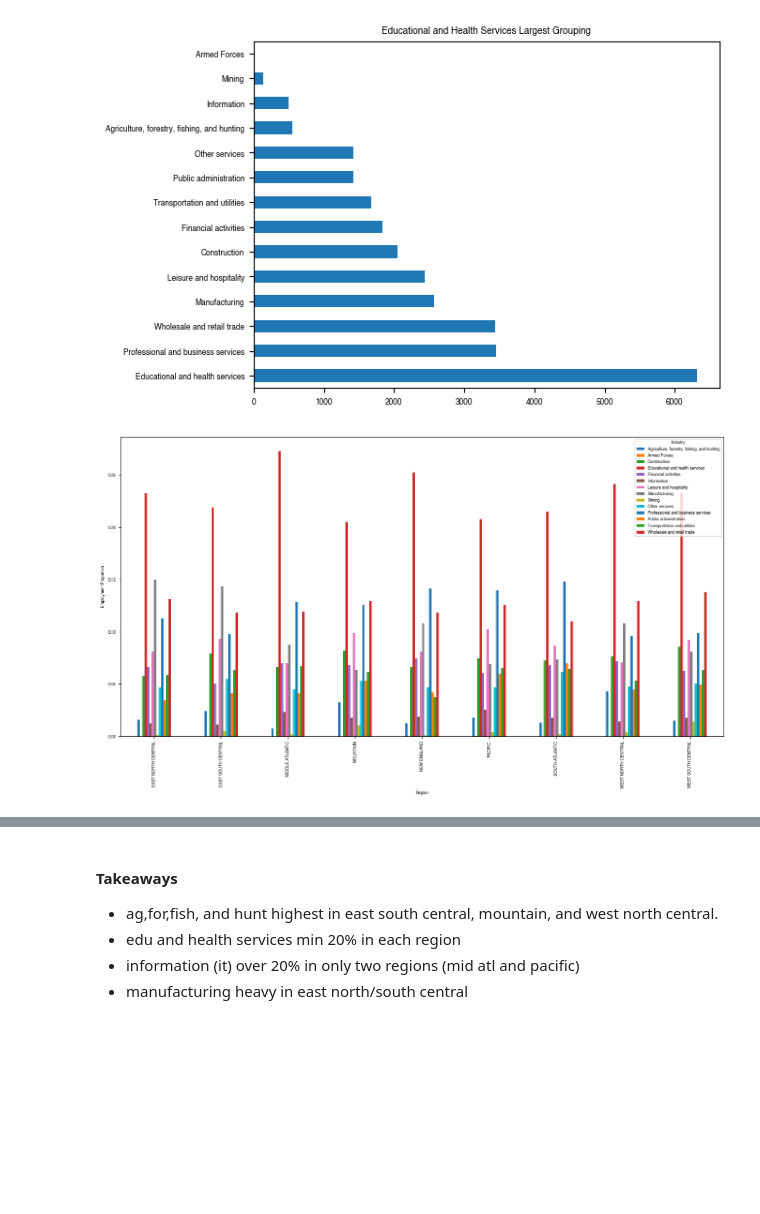
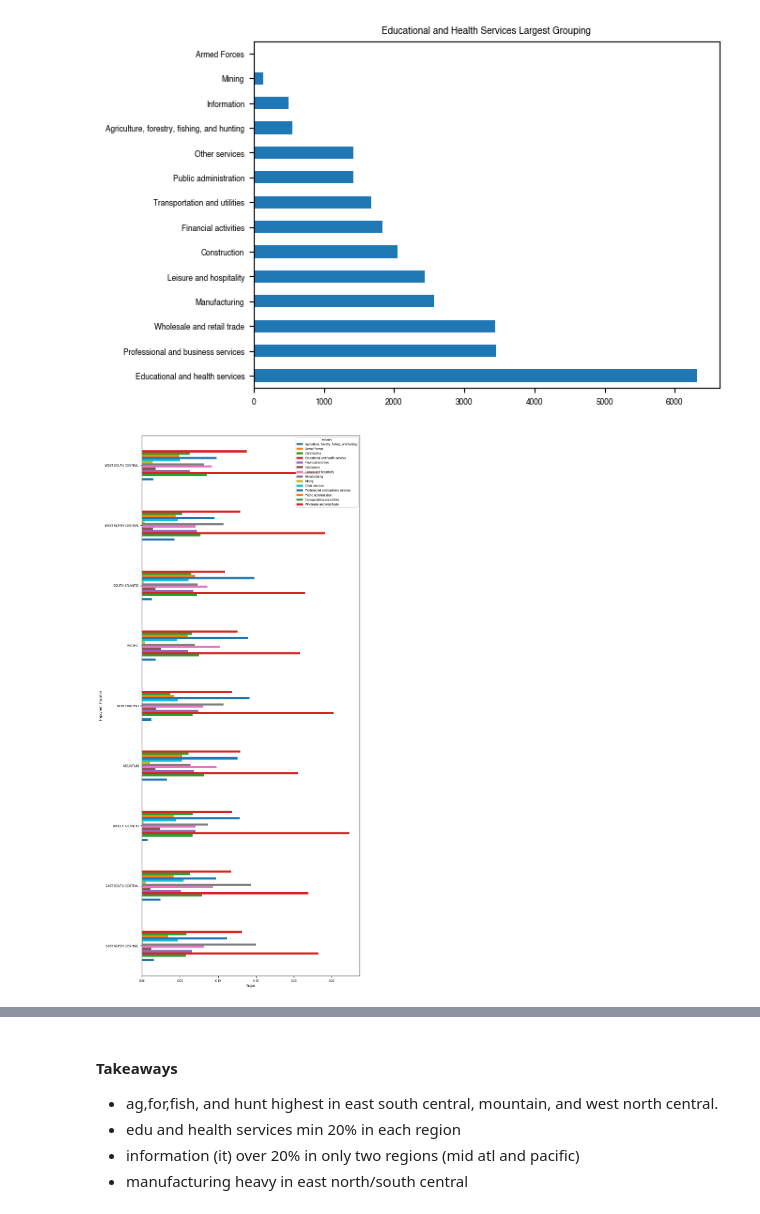
Before and after one commit to joshua-shorterivey/oct_2022_unemployment_project, a Jupyter notebook: explore.ipynb, the cells around one changed output, grey strips where cells are left out. Cells and saved outputs as stored; diff of their text form; code cells hidden in the pictures; blank space fills up the shorter version.

```diff
--- a/explore.ipynb
+++ b/explore.ipynb
@@ -365,15 +382,16 @@ industry_counts.plot.barh(title='Educational and Health Services Largest Groupin
 # %%
 # draw a grouped bar chart that shows industry proportion per region
 df_bar = train.groupby(['country_region'])['industry'].value_counts(normalize=True).unstack()
+
 # Draw bar plot
-fig, ax = plt.subplots(figsize=(16,8))
-df_bar.plot(kind='bar', ax=ax)
+fig, ax = plt.subplots(figsize=(8,20))
+df_bar.plot(kind='barh', ax=ax)
 plt.legend(title='Industry')
 plt.ylabel('Employment Proportion')
 plt.xlabel('Region')
 plt.show()
 # %% [output]
-[figure, old version]
+[figure, new version]
 # %%
 # Chart Displaying industry proportions by region
 train.groupby(['country_region'])['industry'].value_counts(normalize=True).unstack()
```
Also changed, not shown: parts of 28 cells of this notebook, 1 other file.
